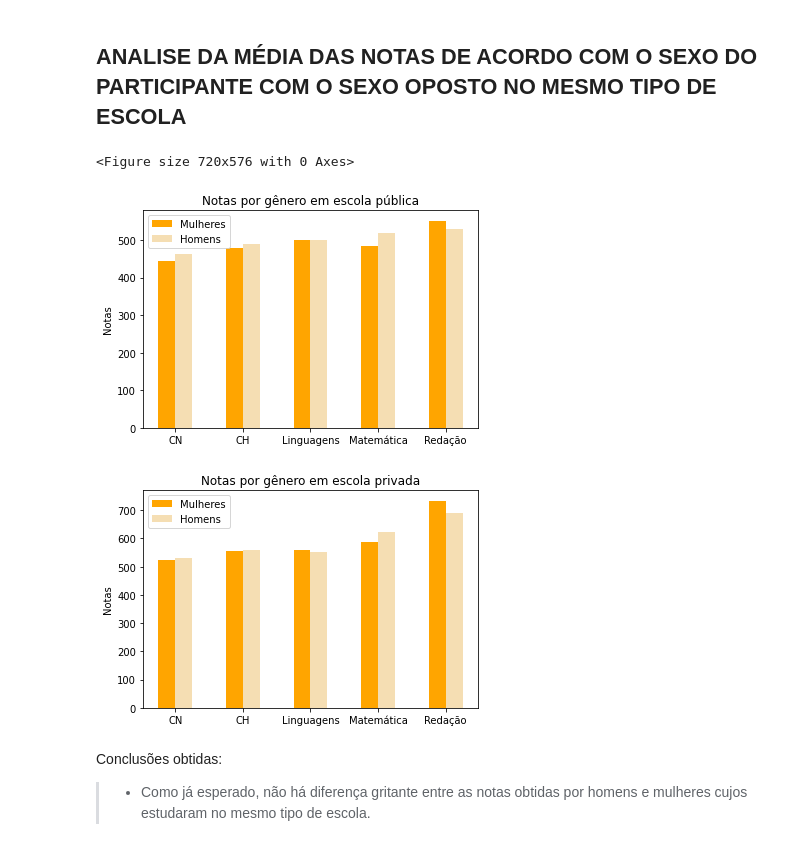
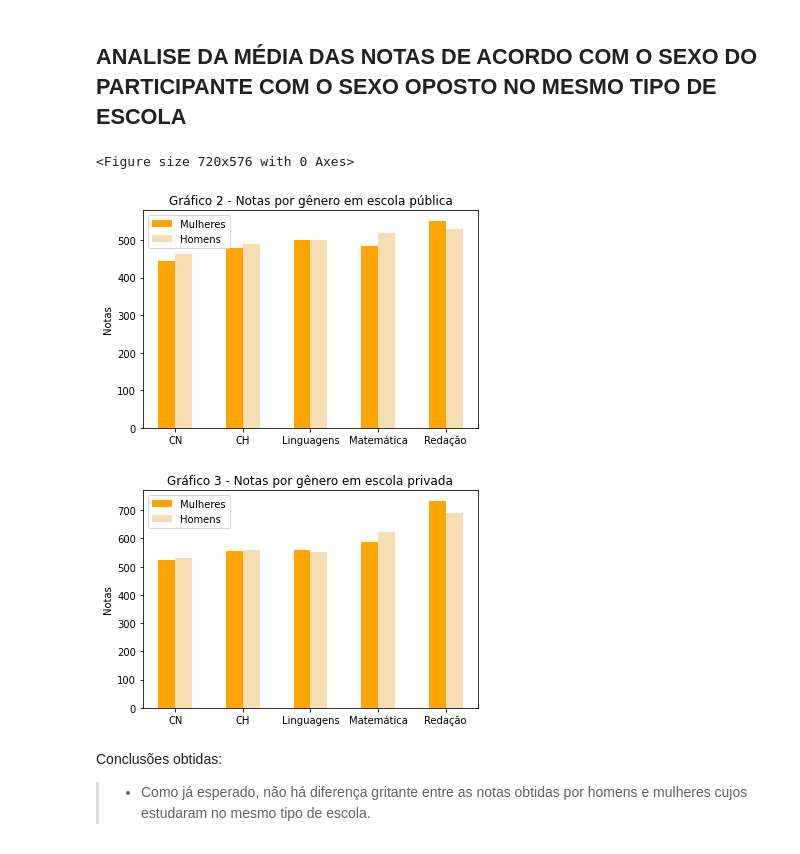
Before and after one commit to henriquecl/Aprendendo_Python, a Jupyter notebook: AnalisePE.ipynb, the cells around one changed output. Drawn from its saved outputs; the diff is of its cells as text; code cells hidden in the pictures.

```diff
--- a/AnalisePE.ipynb
+++ b/AnalisePE.ipynb
@@ -201,35 +201,35 @@ dif_notas_privada_por_sexo  = []
 dif_notas_escolas_feminino  = []
 dif_notas_escolas_masculino = []
 
 for i in range(len(lista_media_notas_feminina_publica)):
     k = round(((lista_media_notas_feminina_publica[i] / lista_media_notas_masculino_publica[i]) - 1) * 100,2)
     k1 = str(materias[i]) +": " +str(k) + "%"
     dif_notas_publica_por_sexo.append(k1)
 
 
 
 for i2 in range(len(lista_media_notas_feminina_privada)):
     k = round((( lista_media_notas_feminina_privada[i2] / lista_media_notas_masculino_privada[i2] ) - 1) * 100,2)
     k1 = str(materias[i2]) +": " +str(k) + "%"
     dif_notas_privada_por_sexo.append(k1)
 
 
 
 plt.figure(figsize=(10,8))
 x = np.arange(len(materias2))
 width = 0.25
 fig, ax = plt.subplots()
 rects1 = ax.bar(x - width/2, lista_media_notas_feminina_publica,color= 'orange',  width=0.25, label='Mulheres')
 rects2 = ax.bar(x + width/2, lista_media_notas_masculino_publica,color= 'wheat',  width=0.25, label='Homens')
 ax.set_ylabel('Notas')
-ax.set_title('Notas por gênero em escola pública')
+ax.set_title('Gráfico 2 - Notas por gênero em escola pública')
 ax.set_xticks(x)
 ax.set_xticklabels(materias2)
 ax.legend()
 plt.show()
 # %% [output]
 <Figure size 720x576 with 0 Axes>
-[figure, old version]
+[figure, new version]
 # %%
 
 x = np.arange(len(materias2))
@@ -238,13 +238,13 @@ fig, ax = plt.subplots()
 rects1 = ax.bar(x - width/2, lista_media_notas_feminina_privada,color= 'orange',  width=0.25, label='Mulheres')
 rects2 = ax.bar(x + width/2, lista_media_notas_masculino_privada,color = 'wheat' ,width=0.25, label='Homens')
 ax.set_ylabel('Notas')
-ax.set_title('Notas por gênero em escola privada')
+ax.set_title('Gráfico 3 - Notas por gênero em escola privada')
 ax.set_xticks(x)
 ax.set_xticklabels(materias2)
 ax.legend()
 plt.show()
 # %% [output]
-[figure, old version]
+[figure, new version]
 # %% [markdown]
 Conclusões obtidas:
 
```
Also changed, not shown: parts of 6 cells of this notebook.
